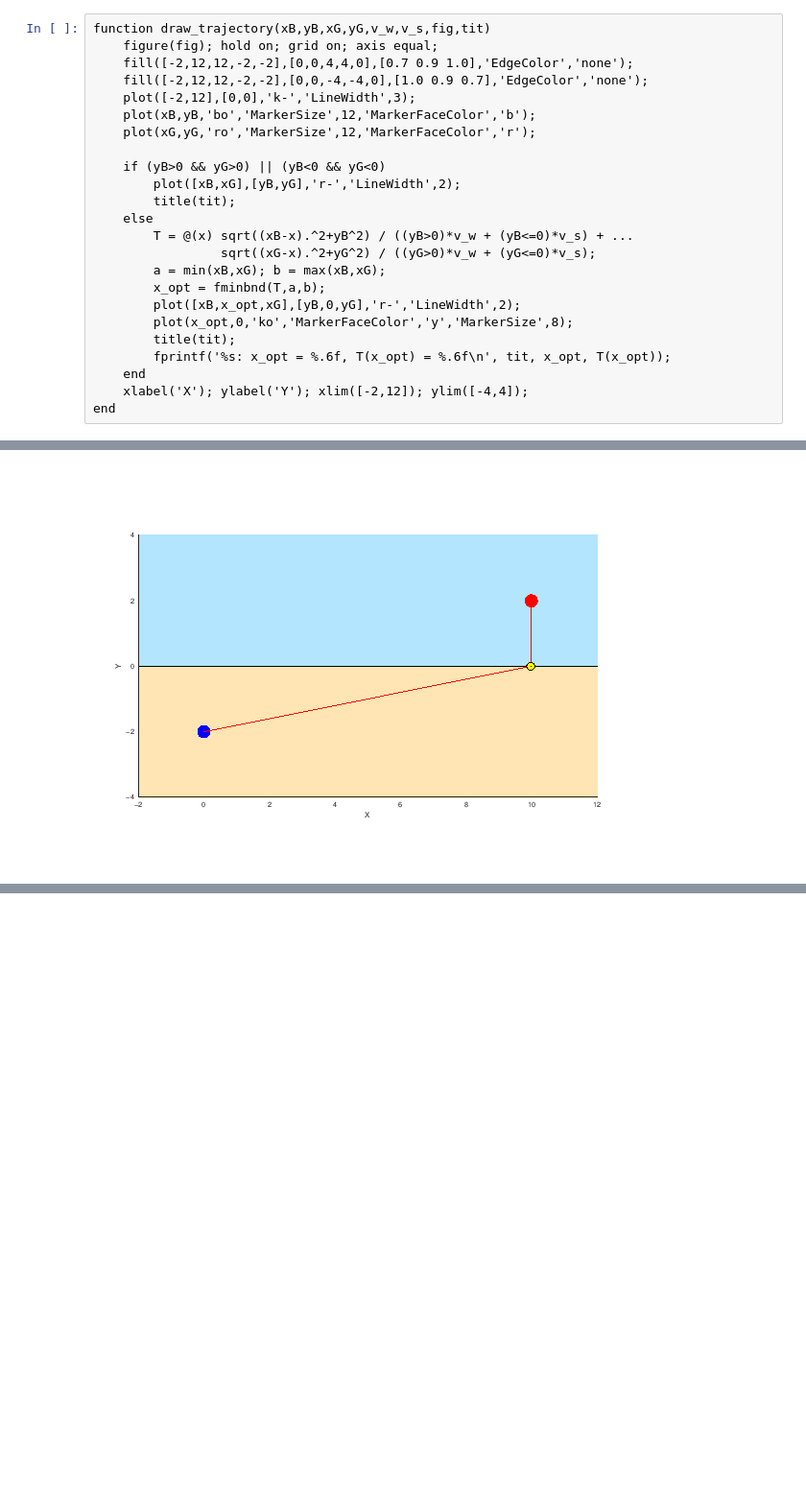
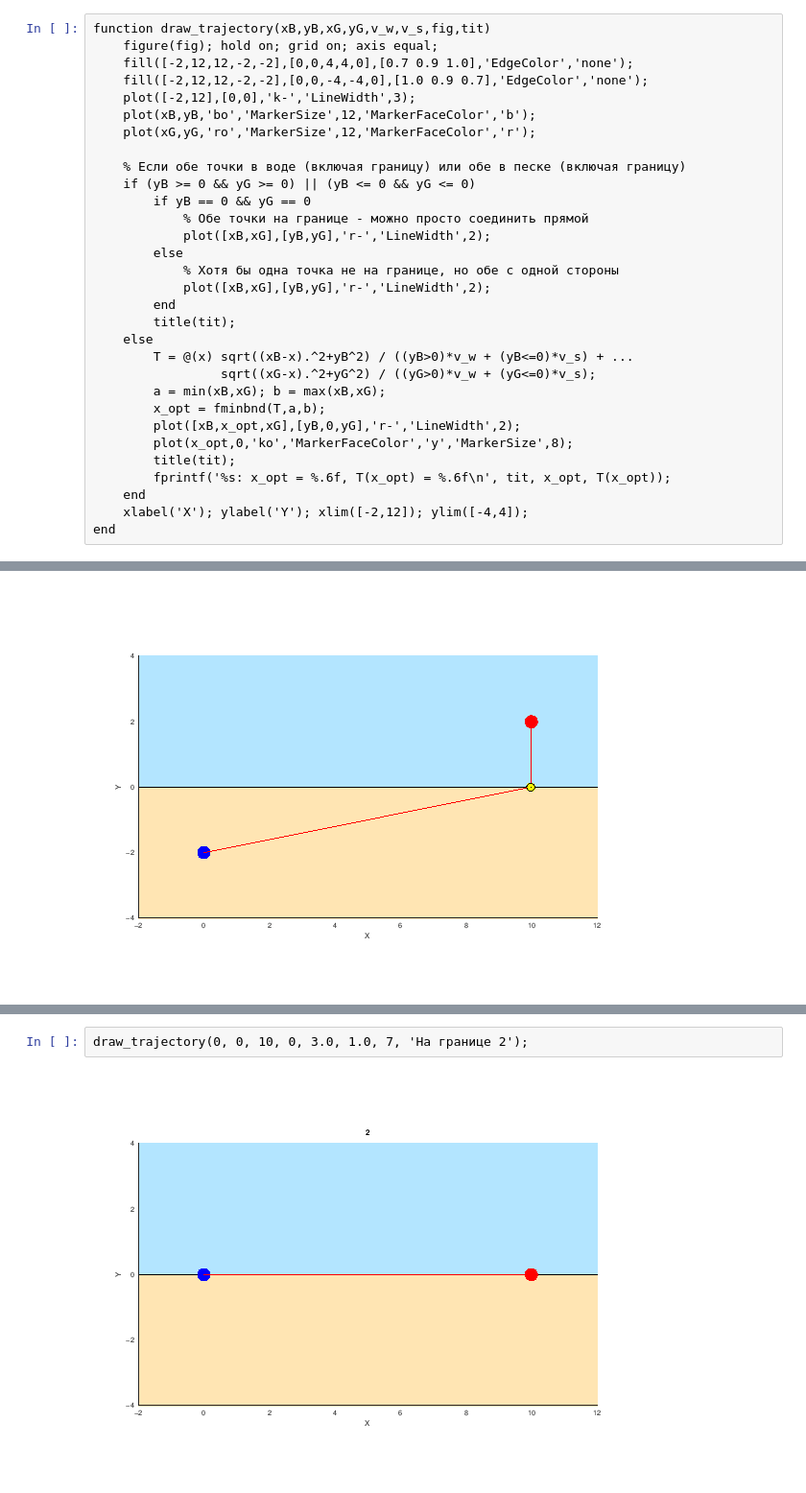
Before and after one commit to noname123920/optimization, a Jupyter notebook: проект/main.ipynb, the cells around one changed output, grey strips where cells are left out. Shown at 96% size. Drawn from its saved outputs; the diff is of its cells as text; blank space fills up the shorter version.

```diff
--- a/проект/main.ipynb
+++ b/проект/main.ipynb
@@ -9,8 +9,15 @@ function draw_trajectory(xB,yB,xG,yG,v_w,v_s,fig,tit)
     plot(xB,yB,'bo','MarkerSize',12,'MarkerFaceColor','b');
     plot(xG,yG,'ro','MarkerSize',12,'MarkerFaceColor','r');
 
-    if (yB>0 && yG>0) || (yB<0 && yG<0)
-        plot([xB,xG],[yB,yG],'r-','LineWidth',2);
+    % Если обе точки в воде (включая границу) или обе в песке (включая границу)
+    if (yB >= 0 && yG >= 0) || (yB <= 0 && yG <= 0)
+        if yB == 0 && yG == 0
+            % Обе точки на границе - можно просто соединить прямой
+            plot([xB,xG],[yB,yG],'r-','LineWidth',2);
+        else
+            % Хотя бы одна точка не на границе, но обе с одной стороны
+            plot([xB,xG],[yB,yG],'r-','LineWidth',2);
+        end
         title(tit);
     else
         T = @(x) sqrt((xB-x).^2+yB^2) / ((yB>0)*v_w + (yB<=0)*v_s) + ...
@@ -59,0 +66,4 @@ draw_trajectory(0, 0, 10, 2, 3.0, 1.0, 7, 'На границе');
+# %%
+draw_trajectory(0, 0, 10, 0, 3.0, 1.0, 7, 'На границе 2');
+# %% [output]
+[figure, added]
```
Also changed, not shown: parts of 1 cell of this notebook.
